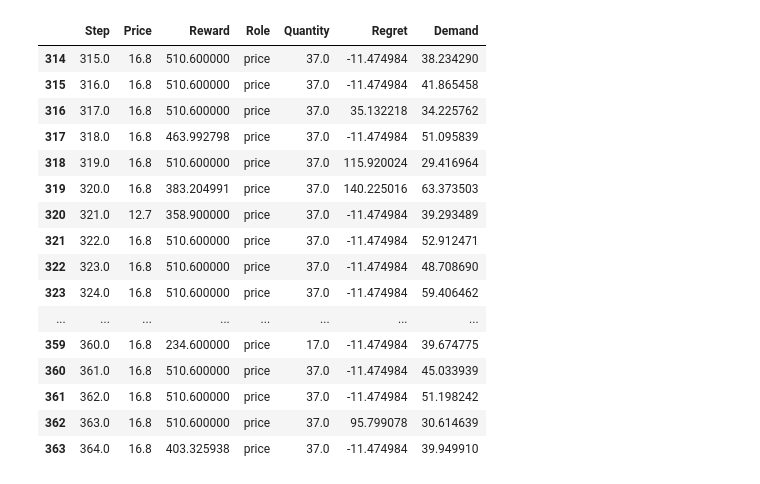
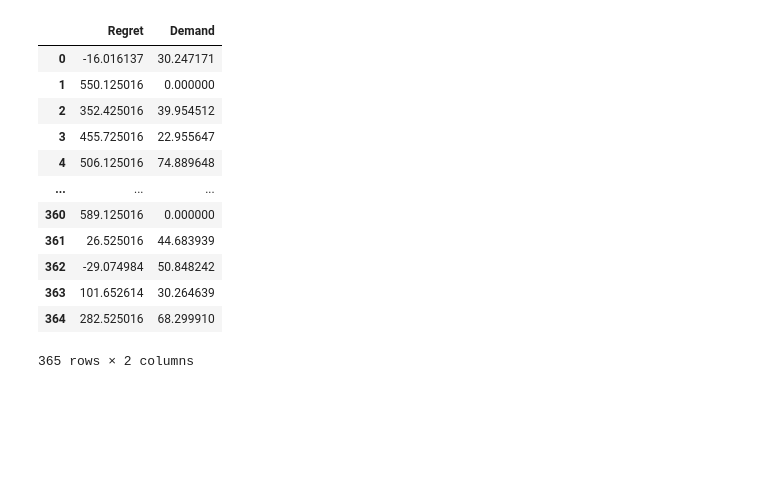
Before and after one commit to utkuyagci/AISCM-Final-Project, a Jupyter notebook: execute.ipynb, the cells around one changed output. Saved outputs shown, nothing was run; the diff lists cells and outputs as text; code cells hidden in the pictures; blank space fills up the shorter version.

```diff
--- a/execute.ipynb
+++ b/execute.ipynb
@@ -102,22 +56,18 @@ Combined dataframe shape: (364, 7)
 # %%
-# View last 50 rounds
-combined_df.tail(50)
+# View model data
+model_df
 # %% [output]
-|  | Step | Price | Reward | Role | Quantity | Regret | Demand |
-| 314 | 315.0 | 16.8 | 510.600000 | price | 37.0 | -11.474984 | 38.234290 |
-| 315 | 316.0 | 16.8 | 510.600000 | price | 37.0 | -11.474984 | 41.865458 |
-| 316 | 317.0 | 16.8 | 510.600000 | price | 37.0 | 35.132218 | 34.225762 |
-| 317 | 318.0 | 16.8 | 463.992798 | price | 37.0 | -11.474984 | 51.095839 |
-| 318 | 319.0 | 16.8 | 510.600000 | price | 37.0 | 115.920024 | 29.416964 |
-| 319 | 320.0 | 16.8 | 383.204991 | price | 37.0 | 140.225016 | 63.373503 |
-| 320 | 321.0 | 12.7 | 358.900000 | price | 37.0 | -11.474984 | 39.293489 |
-| 321 | 322.0 | 16.8 | 510.600000 | price | 37.0 | -11.474984 | 52.912471 |
-| 322 | 323.0 | 16.8 | 510.600000 | price | 37.0 | -11.474984 | 48.708690 |
-| 323 | 324.0 | 16.8 | 510.600000 | price | 37.0 | -11.474984 | 59.406462 |
-| ... | ... | ... | ... | ... | ... | ... | ... |
-| 359 | 360.0 | 16.8 | 234.600000 | price | 17.0 | -11.474984 | 39.674775 |
-| 360 | 361.0 | 16.8 | 510.600000 | price | 37.0 | -11.474984 | 45.033939 |
-| 361 | 362.0 | 16.8 | 510.600000 | price | 37.0 | -11.474984 | 51.198242 |
-| 362 | 363.0 | 16.8 | 510.600000 | price | 37.0 | 95.799078 | 30.614639 |
-| 363 | 364.0 | 16.8 | 403.325938 | price | 37.0 | -11.474984 | 39.949910 |
+|  | Regret | Demand |
+| 0 | -16.016137 | 30.247171 |
+| 1 | 550.125016 | 0.000000 |
+| 2 | 352.425016 | 39.954512 |
+| 3 | 455.725016 | 22.955647 |
+| 4 | 506.125016 | 74.889648 |
+| ... | ... | ... |
+| 360 | 589.125016 | 0.000000 |
+| 361 | 26.525016 | 44.683939 |
+| 362 | -29.074984 | 50.848242 |
+| 363 | 101.652614 | 30.264639 |
+| 364 | 282.525016 | 68.299910 |
+365 rows × 2 columns
 # %%
```
Also changed, not shown: parts of 6 cells of this notebook, 1 other file.
